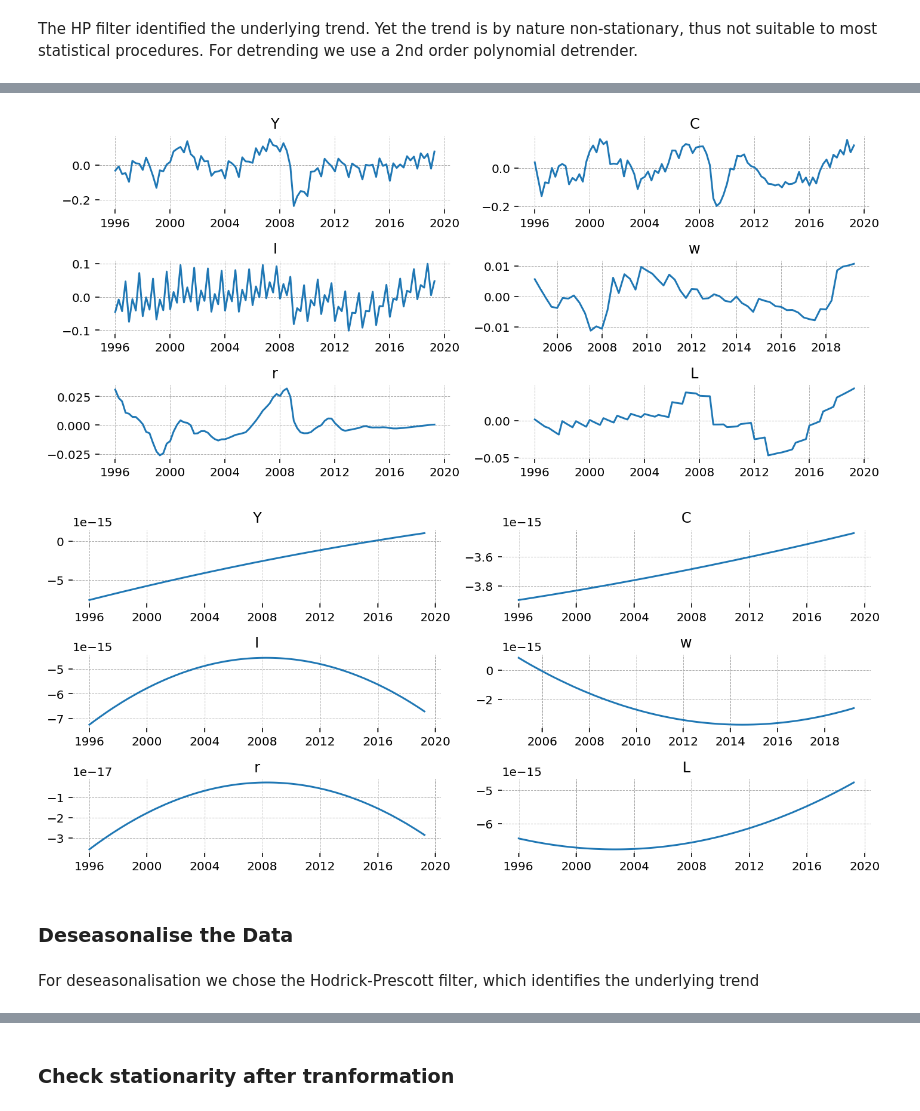
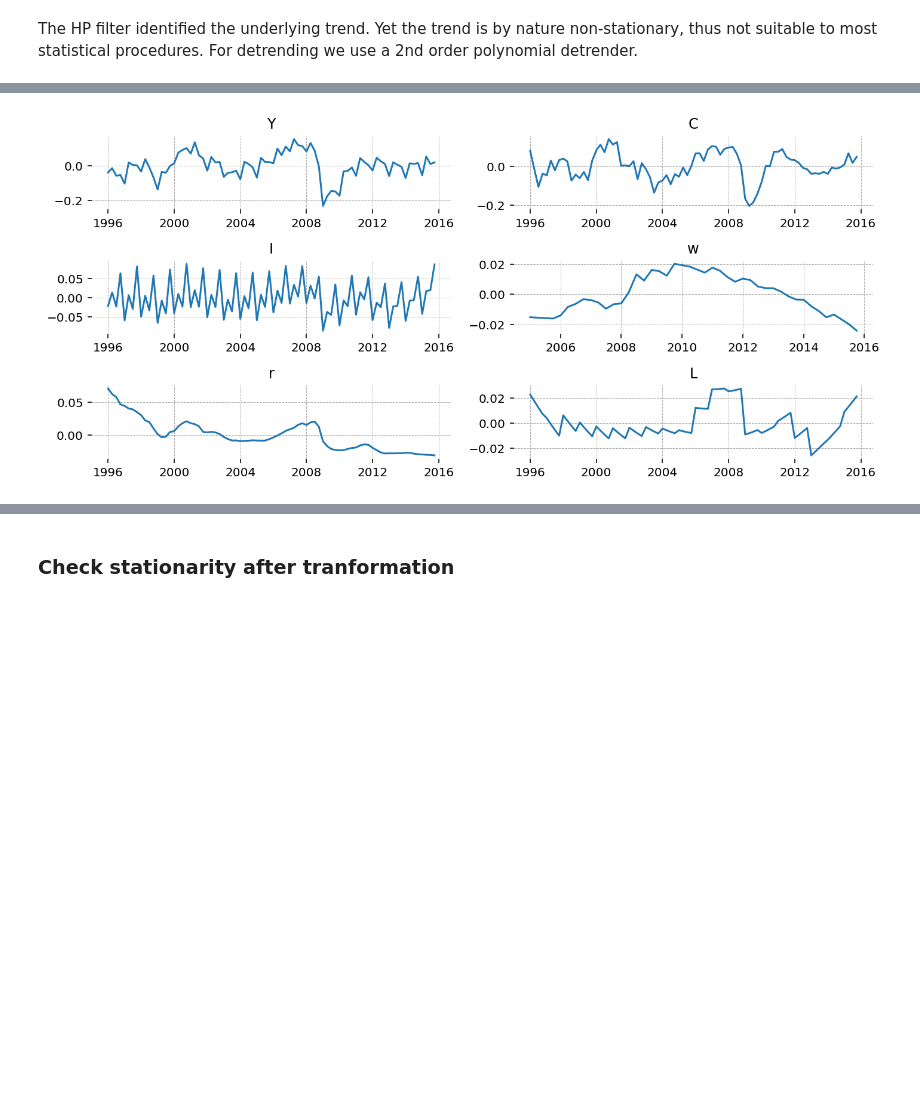
Before and after one commit to lukasgrahl/macro_rbc, a Jupyter notebook: notebooks/Fitting RBC to Italy Data.ipynb, the cells around one changed output, grey strips where cells are left out. Drawn from its saved outputs; the diff is of its cells as text; code cells hidden in the pictures; blank space fills up the shorter version.

```diff
--- a/notebooks/Fitting RBC to Italy Data.ipynb
+++ b/notebooks/Fitting RBC to Italy Data.ipynb
@@ -88,9 +97,13 @@ plot_df(data)
+# %%
+train = data.iloc[:test_index].copy()
+test = data.iloc[test_index:].copy()
 # %% [markdown]
 ### Log-transformation <a class="anchor" id="section_3_1"></a>
 # %%
 # log transform
-for col in [item for item in df.columns if item != "r"]:
-    df[col] = apply_func(df[col], func=np.log)
+for col in [item for item in glob_cols if item != "r"]:
+    train[col] = apply_func(train[col], func=np.log)
+    test[col] = apply_func(test[col], func=np.log)
 # %% [markdown]
 Raw data is log transformed, thus somehow equalised in scale
 # %%
@@ -116,13 +117,22 @@ plt.plot(np.polyval(model, arrx))
 # %%
-mask = df.copy()
-for col in df:
-    df[col] = poly_detrend(df[col], poly_order=2, skipna=True)
-    mask[col] = poly_detrend(df[col], poly_order=2, skipna=True, return_pred=True)
+poly_order = {"Y": 1,
+              "C": 2,
+              "I": 2,
+              "w": 1,
+              "L": 2}
+mask = train.copy()
+for col in [item for item in glob_cols if item != 'r']:
+    _ = train[col].dropna().copy()
+    func_form = np.polyfit(list(range(0, len(_))), _, poly_order[col])
+
+    train[col] = poly_detrend(train[col], poly_order=poly_order[col], skipna=True)
+    mask[col] = poly_detrend(train[col], poly_order=poly_order[col], skipna=True, return_pred=True)
+
+    test[col] = np.polyval(func_form, test[col])
+# %%
+train['r'] = (train['r'] - train['r'].mean())
+test['r']  = (test['r'] - train['r'].mean())
 # %%
-plot_df(df)
-plot_df(mask)
+plot_df(train)
 # %% [output]
-[figure, old version]
+[figure, new version]
-[figure, removed]
-# %% [markdown]
-### Deseasonalise the Data <a class="anchor" id="section_3_2"></a>
@@ -133,2 +138,0 @@ for col in desea_cols:
-# %% [markdown]
-For deseasonalisation we chose the Hodrick-Prescott filter, which identifies the underlying trend
```
Also changed, not shown: parts of 42 cells of this notebook, 2 other files.
